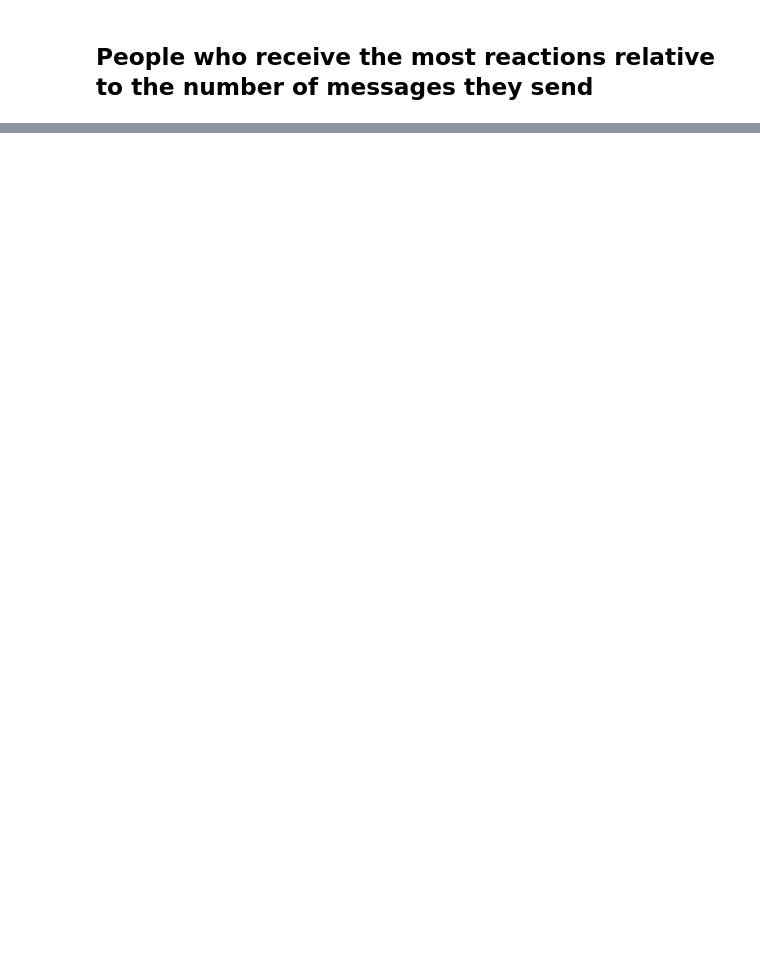
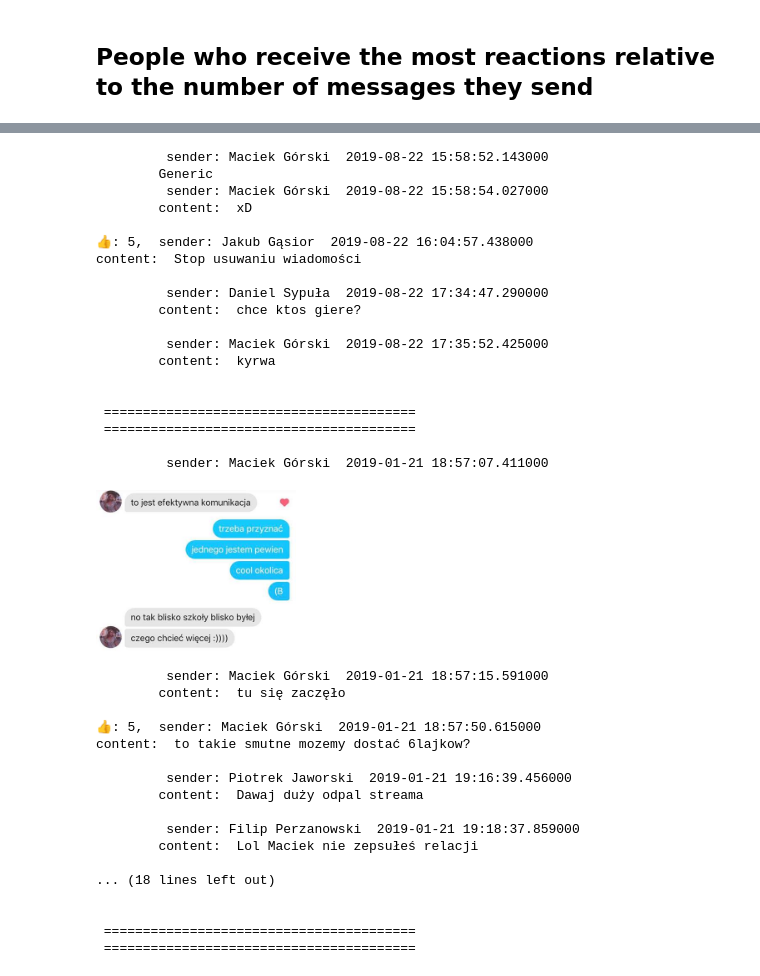
Before and after one commit to PawelBudniak/Messenger-chat-analysis, a Jupyter notebook: messenger_stats_plotly.ipynb, the cells around one changed output, grey strips where cells are left out. Cells and saved outputs as stored; diff of their text form; code cells hidden in the pictures; blank space fills up the shorter version.

```diff
--- a/messenger_stats_plotly.ipynb
+++ b/messenger_stats_plotly.ipynb
@@ -20,21 +18,3 @@ PATH = r'D:\facebook html i json\sluzewiaki'
 chat = stats.load_from_path(PATH)
 # %% [markdown]
 ## General chat statistics
-# %%
-msg_stats = stats.get_msg_stats(chat)
-df = pd.DataFrame(((k,*v) for k,v in msg_stats.items()))
-df.columns = ['Sender', 'Total msgs sent', 'Avg msg length', 'Total chars sent']
-
-sns.set()
-fig, axs = plt.subplots(3,1, figsize = (15,20))
-sns.barplot(y = 'Total msgs sent', x = 'Sender', data =df, ax = axs[0])
-axs[0].set_xticklabels(axs[0].get_xticklabels(), rotation = 25)
-axs[0].set_title('Total messages sent\n\n')
-sns.barplot(y = 'Avg msg length', x = 'Sender', data = df, ax = axs[1])
-axs[1].set_title('Average message length\n\n')
-axs[1].set_xticklabels(axs[1].get_xticklabels(), rotation = 25)
-sns.barplot(y = 'Total chars sent', x = 'Sender', data = df, ax = axs[2])
-axs[2].set_title('Total characters sent \n\n')
-axs[2].set_xticklabels(axs[1].get_xticklabels(), rotation = 25)
-fig.tight_layout()
-plt.show()
@@ -184,19 +211,2 @@ pd.DataFrame(msg_types)
 # %% [markdown]
 ## Messages over time
-# %%
-from matplotlib.dates import DateFormatter
-import matplotlib.dates as mdates
-import warnings
-
-with warnings.catch_warnings():
-    warnings.simplefilter("ignore")
-
-    sns.set(rc={'figure.figsize':(15,6)})
-    dates = stats.groupby_date(chat, 'M')
-    ax = sns.lineplot(data=dates)
-    plt.xticks(rotation=35)
-    date_form = DateFormatter("%Y-%m")
-    ax.set(ylabel='Message count')
-    ax.xaxis.set_major_formatter(date_form)
-    ax.xaxis.set_major_locator(mdates.MonthLocator(interval=2))
-plt.show()
@@ -332,0 +387,44 @@ The most liked person is Paweł Budniak: 1.31% of his messages received '👍',
+# %%
+n = 3
+m = 2
+reaction_emoji = stats.emojis['LIKE_EMOJI'] # pick react type from keys displayed above
+
+stats.most_reacted_msgs(chat, PATH, reaction_emoji, how_many = n, context = m)
+# %% [output]
+         sender: Maciek Górski  2019-08-22 15:58:52.143000
+        Generic
+         sender: Maciek Górski  2019-08-22 15:58:54.027000
+        content:  xD
+
+👍: 5,  sender: Jakub Gąsior  2019-08-22 16:04:57.438000
+content:  Stop usuwaniu wiadomości
+
+         sender: Daniel Sypuła  2019-08-22 17:34:47.290000
+        content:  chce ktos giere?
+
+         sender: Maciek Górski  2019-08-22 17:35:52.425000
+        content:  kyrwa
+
+
+ ========================================
+ ========================================
+
+         sender: Maciek Górski  2019-01-21 18:57:07.411000
+[figure, added]
+         sender: Maciek Górski  2019-01-21 18:57:15.591000
+        content:  tu się zaczęło
+
+👍: 5,  sender: Maciek Górski  2019-01-21 18:57:50.615000
+content:  to takie smutne mozemy dostać 6lajkow?
+
+         sender: Piotrek Jaworski  2019-01-21 19:16:39.456000
+        content:  Dawaj duży odpal streama
+
+         sender: Filip Perzanowski  2019-01-21 19:18:37.859000
+        content:  Lol Maciek nie zepsułeś relacji
+
+... (18 lines left out)
+
+
+ ========================================
+ ========================================
```
Also changed, not shown: parts of 29 cells of this notebook, 2 other files.
